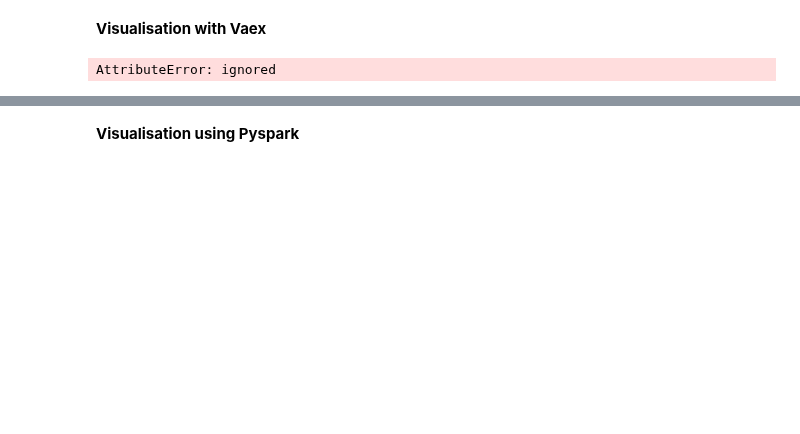
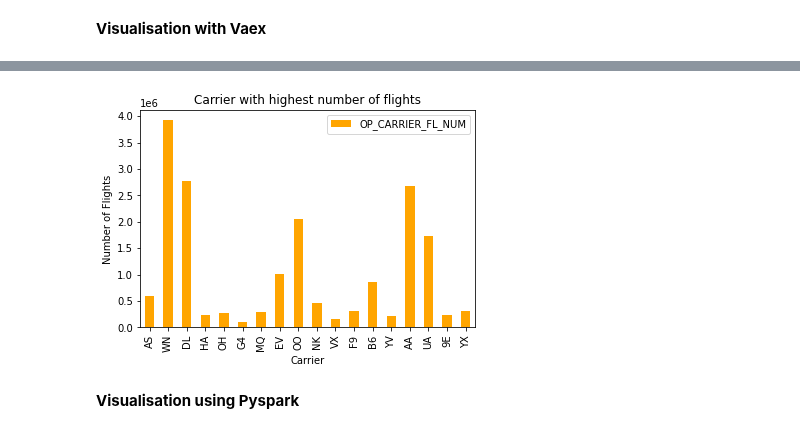
Before and after one commit to drshahizan/Python-big-data, a Jupyter notebook: Project/BigMac/HPDP_Group_Project.ipynb, the cells around one changed output, grey strips where cells are left out. Cells and saved outputs as stored; diff of their text form; code cells hidden in the pictures; blank space fills up the shorter version.

```diff
--- a/Project/BigMac/HPDP_Group_Project.ipynb
+++ b/Project/BigMac/HPDP_Group_Project.ipynb
@@ -629,12 +631,14 @@ flights_count.plot(kind='bar')
 [interactive output not drawn]
 # %% [markdown]
 **Visualisation with Vaex**
-# %%
-%time
-from sklearn import preprocessing
-encoder = preprocessing.LabelEncoder()
-encoded_carriers = vdf.OP_CARRIER.map({x: i for i, x in enumerate(vdf.OP_CARRIER.unique())})
-grouped_flights = encoded_carriers.groupby(encoded_carriers).count()
-grouped_flights.plot(kind='bar')
-# %% [output]
-AttributeError: ignored
+# %%
+%time
+
+flights_count = vdf.groupby('OP_CARRIER').agg({'OP_CARRIER_FL_NUM': 'count'})
+flights_count = flights_count.to_pandas_df()
+flights_count.plot.bar(x='OP_CARRIER', y='OP_CARRIER_FL_NUM', color='orange')
+plt.xlabel("Carrier")
+plt.ylabel("Number of Flights")
+plt.title("Carrier with highest number of flights")
+plt.show()
+# %% [output]
@@ -641,3 +647,4 @@ AttributeError: ignored
+[figure, added]
 # %% [markdown]
 
 **Visualisation using Pyspark**
```
Also changed, not shown: parts of 31 cells of this notebook.
